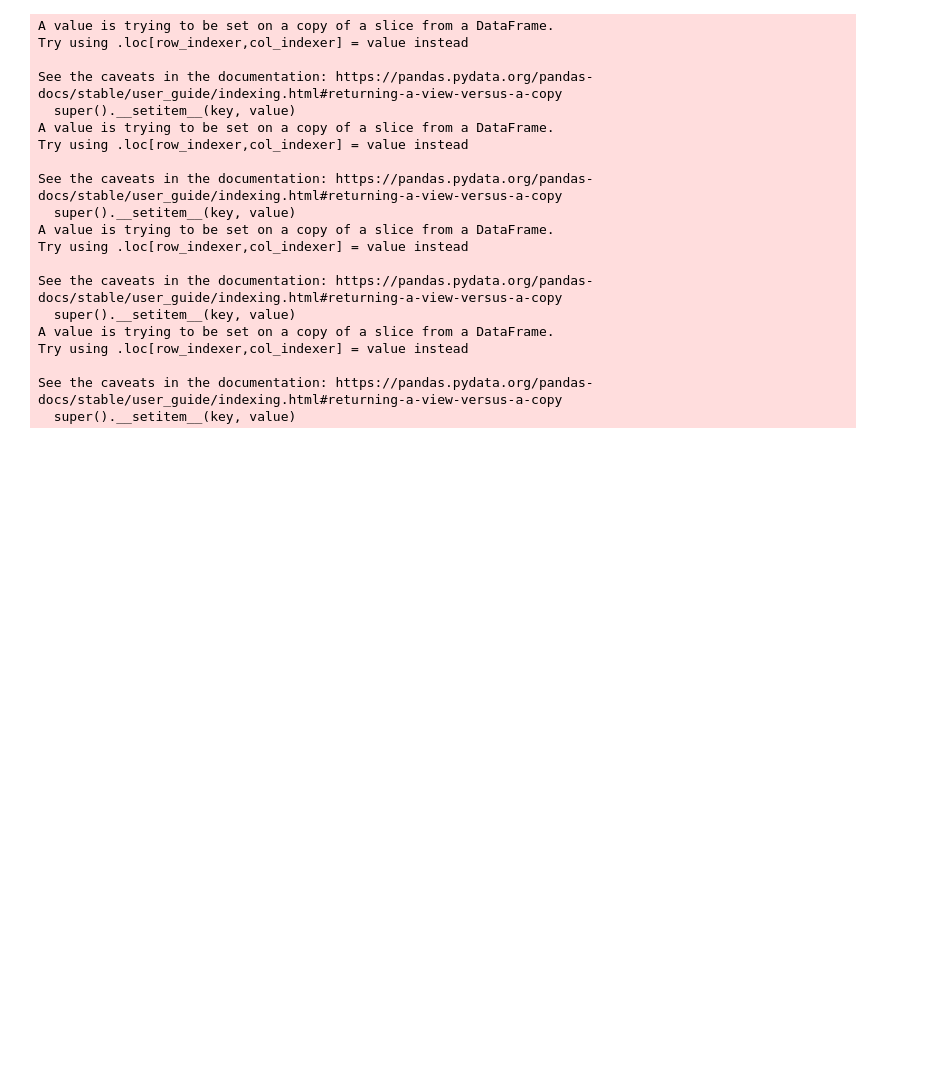
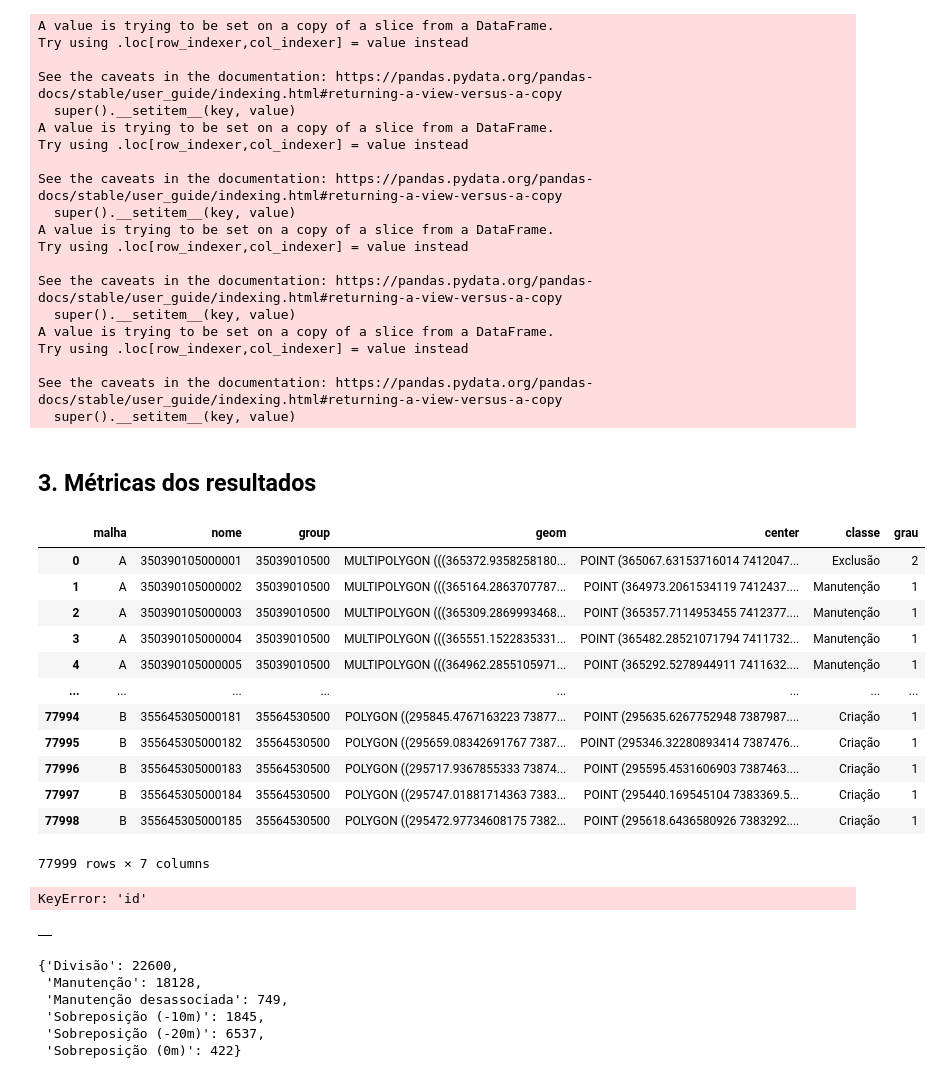
Before and after one commit to peredrozende/compat_censos, a Jupyter notebook: compat_censos.ipynb, the cells around one changed output. Cells and saved outputs as stored; diff of their text form; code cells hidden in the pictures; blank space fills up the shorter version.

```diff
--- a/compat_censos.ipynb
+++ b/compat_censos.ipynb
@@ -77,0 +73,2 @@ for n in G_compat.nodes(data=True):
+# %% [markdown]
+## 3. Métricas dos resultados
@@ -77,0 +77,33 @@ for n in G_compat.nodes(data=True):
+# %%
+pd.DataFrame([i[1] for i in G_compat.nodes(data=True)])
+# %% [output]
+|  | malha | nome | group | geom | center | classe | grau |
+| 0 | A | 350390105000001 | 35039010500 | MULTIPOLYGON (((365372.9358258180... | POINT (365067.63153716014 7412047... | Exclusão | 2 |
+| 1 | A | 350390105000002 | 35039010500 | MULTIPOLYGON (((365164.2863707787... | POINT (364973.2061534119 7412437.... | Manutenção | 1 |
+| 2 | A | 350390105000003 | 35039010500 | MULTIPOLYGON (((365309.2869993468... | POINT (365357.7114953455 7412377.... | Manutenção | 1 |
+| 3 | A | 350390105000004 | 35039010500 | MULTIPOLYGON (((365551.1522835331... | POINT (365482.28521071794 7411732... | Manutenção | 1 |
+| 4 | A | 350390105000005 | 35039010500 | MULTIPOLYGON (((364962.2855105971... | POINT (365292.5278944911 7411632.... | Manutenção | 1 |
+| ... | ... | ... | ... | ... | ... | ... | ... |
+| 77994 | B | 355645305000181 | 35564530500 | POLYGON ((295845.4767163223 73877... | POINT (295635.6267752948 7387987.... | Criação | 1 |
+| 77995 | B | 355645305000182 | 35564530500 | POLYGON ((295659.08342691767 7387... | POINT (295346.32280893414 7387476... | Criação | 1 |
+| 77996 | B | 355645305000183 | 35564530500 | POLYGON ((295717.9367855333 73874... | POINT (295595.4531606903 7387463.... | Criação | 1 |
+| 77997 | B | 355645305000184 | 35564530500 | POLYGON ((295747.01881714363 7383... | POINT (295440.169545104 7383369.5... | Criação | 1 |
+| 77998 | B | 355645305000185 | 35564530500 | POLYGON ((295472.97734608175 7382... | POINT (295618.6436580926 7383292.... | Criação | 1 |
+77999 rows × 7 columns
+# %%
+df['id'].apply(lambda x: G_compat.edges([x]))#.pivot_table(index='id', columns='classe', values='nome', aggfunc='count').fillna(0).reset_index()
+# %% [output]
+KeyError: 'id'
+# %%
+pd.DataFrame([i[1] for i in G_compat.edges()])
+# %% [output]
+|  |
+# %%
+G_compat.edge_gdf.pivot_table(index='metodo', values='geometry', aggfunc='count').to_dict()['geometry']
+# %% [output]
+{'Divisão': 22600,
+ 'Manutenção': 18128,
+ 'Manutenção desassociada': 749,
+ 'Sobreposição (-10m)': 1845,
+ 'Sobreposição (-20m)': 6537,
+ 'Sobreposição (0m)': 422}
```
Also changed, not shown: parts of 10 cells of this notebook, 7 other files.
